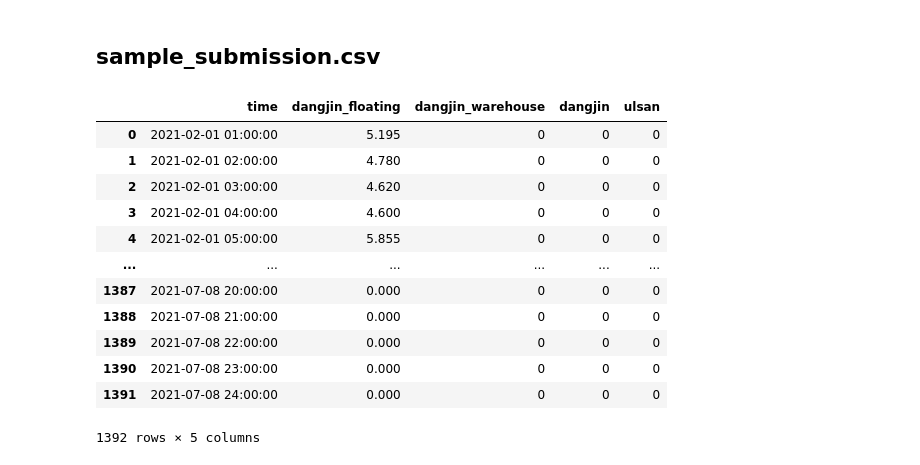
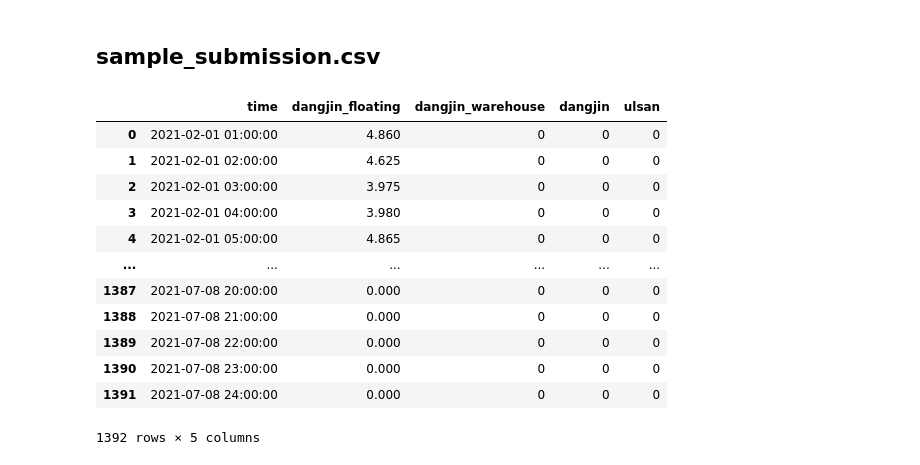
Before and after one commit to dongin1009/Solar_Predict, a Jupyter notebook: witt_modeling/submission_model.ipynb, the cells around one changed output. Saved outputs shown, nothing was run; the diff lists cells and outputs as text; code cells hidden in the pictures.

Commit message:
1. rf hp tuning 2. timestep 달리

```diff
--- a/witt_modeling/random_forest.ipynb
+++ b/witt_modeling/submission_model.ipynb
@@ -149,4 +142,0 @@ Sum of error: 404621.9340053018
-# %%
-for i,x in enumerate(x_cols_fcst):
-    print(x, end=' ')
-    print(model.feature_importances_[i])
@@ -194,7 +176,7 @@ Index(['Temperature', 'Humidity', 'Cloud', 'Wind_X', 'Wind_Y', 'Day_cos',
        'Day_sin', 'Year_cos', 'Year_sin'],
       dtype='object')
 # %%
-model = RandomForestRegressor(criterion='mae', verbose=2, n_jobs=-1, random_state=518, n_estimators=100, min_samples_leaf=10)
+model = RandomForestRegressor(criterion='mae', verbose=0, n_jobs=-1, random_state=518, n_estimators=100, min_samples_leaf=4)
 
 dangjin_predict, dangjin_model = predict(model, dangjin_data, x_cols_fcst, y_dangjin_cols, dangjin_feb, x_cols_feb)
 # %% [output]
@@ -218,4 +188,5 @@ building tree 11 of 100
 # %%
-model = RandomForestRegressor(criterion='mae', verbose=2, n_jobs=-1, random_state=518, n_estimators=100, min_samples_leaf=10)
+model = RandomForestRegressor(criterion='mae', verbose=0, n_jobs=-1, random_state=518, n_estimators=100, min_samples_leaf=4)
+
 ulsan_predict, ulsan_model = predict(model, ulsan_data, x_cols_fcst, y_ulsan_cols, ulsan_feb, x_cols_feb)
 # %% [output]
@@ -239,29 +198,30 @@ building tree 11 of 100
 # %% [markdown]
 ## sample_submission.csv
 # %%
-def to_submission(dangjin_predict, ulsan_predict):
+def to_submission(path, dangjin_predict, ulsan_predict):
     # sum (doesn't matter)
     predict = dangjin_predict + ulsan_predict
     # add
     sample_submission.iloc[:predict.shape[0],1] = predict
     # to csv
-    sample_submission.to_csv('rf_single-timestep_min-leaf-10.csv', index=False)
+    sample_submission.to_csv(path, index=False)
 
     # confirm
-    return pd.read_csv('rf_single-timestep_min-leaf-10.csv')
+    return pd.read_csv(path)
-# %%
-to_submission(dangjin_predict, ulsan_predict)
-# %% [output]
-|  | time | dangjin_floating | dangjin_warehouse | dangjin | ulsan |
-| 0 | 2021-02-01 01:00:00 | 5.195 | 0 | 0 | 0 |
-| 1 | 2021-02-01 02:00:00 | 4.780 | 0 | 0 | 0 |
-| 2 | 2021-02-01 03:00:00 | 4.620 | 0 | 0 | 0 |
-| 3 | 2021-02-01 04:00:00 | 4.600 | 0 | 0 | 0 |
-| 4 | 2021-02-01 05:00:00 | 5.855 | 0 | 0 | 0 |
-| ... | ... | ... | ... | ... | ... |
-| 1387 | 2021-07-08 20:00:00 | 0.000 | 0 | 0 | 0 |
-| 1388 | 2021-07-08 21:00:00 | 0.000 | 0 | 0 | 0 |
-| 1389 | 2021-07-08 22:00:00 | 0.000 | 0 | 0 | 0 |
-| 1390 | 2021-07-08 23:00:00 | 0.000 | 0 | 0 | 0 |
-| 1391 | 2021-07-08 24:00:00 | 0.000 | 0 | 0 | 0 |
-1392 rows × 5 columns
+# %%
+PATH = 'rf_min-leaf-4.csv'
+to_submission(PATH, dangjin_predict, ulsan_predict)
+# %% [output]
+|  | time | dangjin_floating | dangjin_warehouse | dangjin | ulsan |
+| 0 | 2021-02-01 01:00:00 | 4.860 | 0 | 0 | 0 |
+| 1 | 2021-02-01 02:00:00 | 4.625 | 0 | 0 | 0 |
+| 2 | 2021-02-01 03:00:00 | 3.975 | 0 | 0 | 0 |
+| 3 | 2021-02-01 04:00:00 | 3.980 | 0 | 0 | 0 |
+| 4 | 2021-02-01 05:00:00 | 4.865 | 0 | 0 | 0 |
+| ... | ... | ... | ... | ... | ... |
+| 1387 | 2021-07-08 20:00:00 | 0.000 | 0 | 0 | 0 |
+| 1388 | 2021-07-08 21:00:00 | 0.000 | 0 | 0 | 0 |
+| 1389 | 2021-07-08 22:00:00 | 0.000 | 0 | 0 | 0 |
+| 1390 | 2021-07-08 23:00:00 | 0.000 | 0 | 0 | 0 |
+| 1391 | 2021-07-08 24:00:00 | 0.000 | 0 | 0 | 0 |
+1392 rows × 5 columns
```
Also changed, not shown: parts of 9 cells of this notebook, 5 other files.
